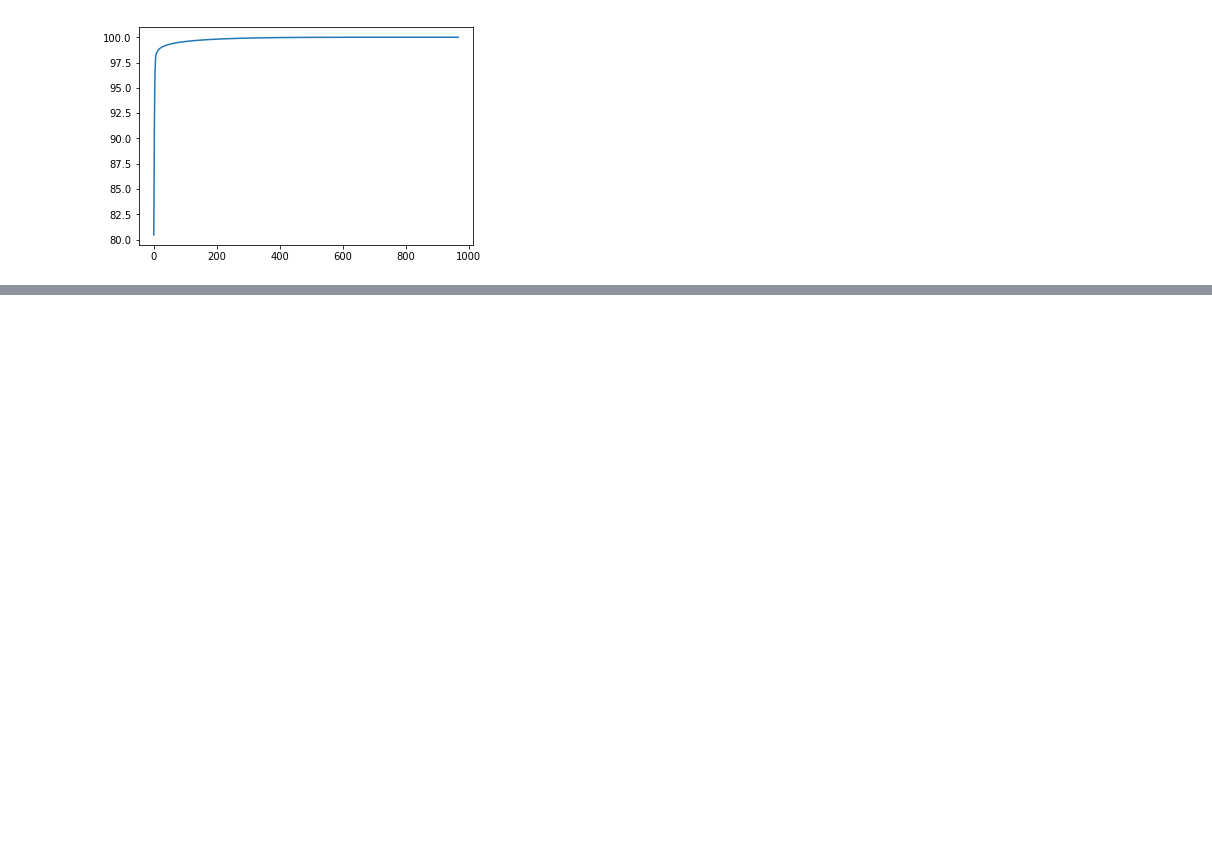
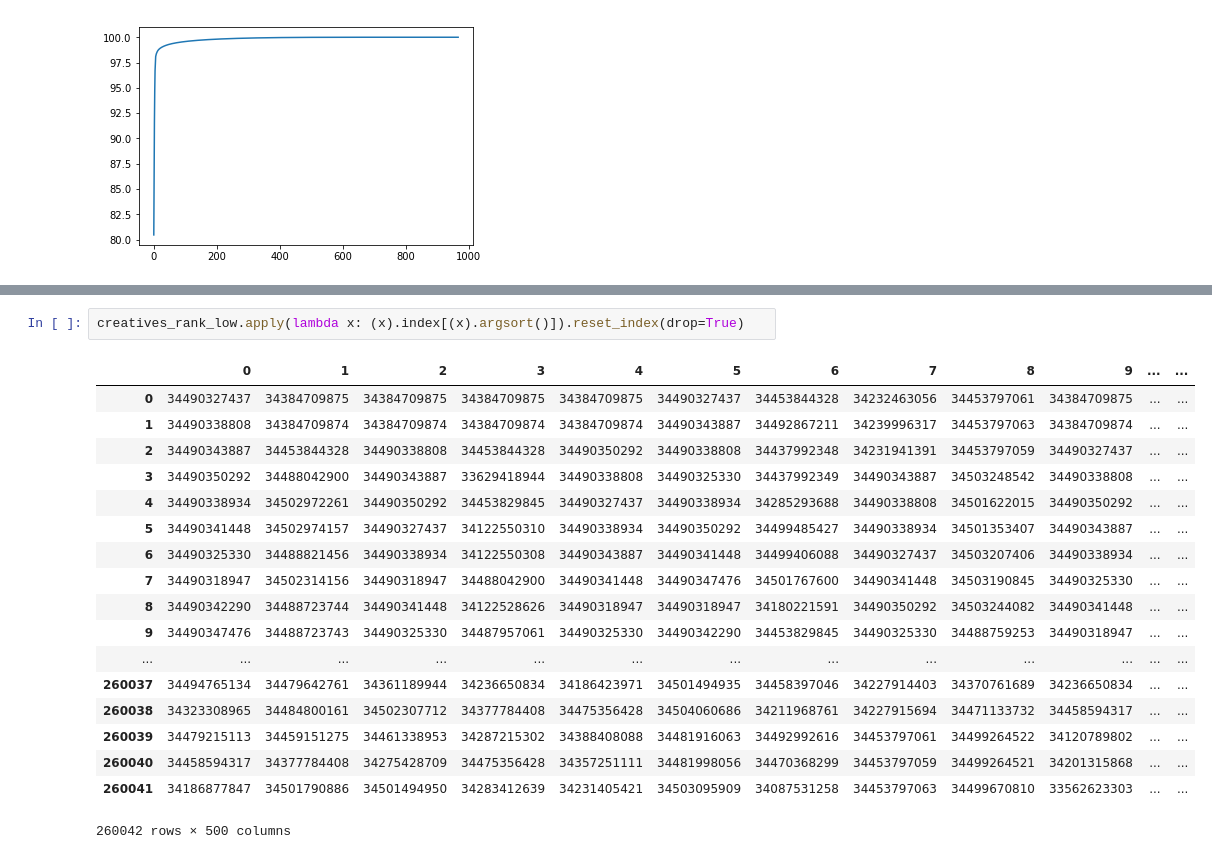
Before and after one commit to ofekp/tools, a Jupyter notebook: ml/presentation.ipynb, the cells around one changed output, grey strips where cells are left out. Saved outputs shown, nothing was run; the diff lists cells and outputs as text; blank space fills up the shorter version.

```diff
--- a/ml/presentation.ipynb
+++ b/ml/presentation.ipynb
@@ -503,0 +569,21 @@ cr dim [260042X1]
+# %%
+creatives_rank_low.apply(lambda x: (x).index[(x).argsort()]).reset_index(drop=True)
+# %% [output]
+|  | 0 | 1 | 2 | 3 | 4 | 5 | 6 | 7 | 8 | 9 | ... | ... |
+| 0 | 34490327437 | 34384709875 | 34384709875 | 34384709875 | 34384709875 | 34490327437 | 34453844328 | 34232463056 | 34453797061 | 34384709875 | ... | ... |
+| 1 | 34490338808 | 34384709874 | 34384709874 | 34384709874 | 34384709874 | 34490343887 | 34492867211 | 34239996317 | 34453797063 | 34384709874 | ... | ... |
+| 2 | 34490343887 | 34453844328 | 34490338808 | 34453844328 | 34490350292 | 34490338808 | 34437992348 | 34231941391 | 34453797059 | 34490327437 | ... | ... |
+| 3 | 34490350292 | 34488042900 | 34490343887 | 33629418944 | 34490338808 | 34490325330 | 34437992349 | 34490343887 | 34503248542 | 34490338808 | ... | ... |
+| 4 | 34490338934 | 34502972261 | 34490350292 | 34453829845 | 34490327437 | 34490338934 | 34285293688 | 34490338808 | 34501622015 | 34490350292 | ... | ... |
+| 5 | 34490341448 | 34502974157 | 34490327437 | 34122550310 | 34490338934 | 34490350292 | 34499485427 | 34490338934 | 34501353407 | 34490343887 | ... | ... |
+| 6 | 34490325330 | 34488821456 | 34490338934 | 34122550308 | 34490343887 | 34490341448 | 34499406088 | 34490327437 | 34503207406 | 34490338934 | ... | ... |
+| 7 | 34490318947 | 34502314156 | 34490318947 | 34488042900 | 34490341448 | 34490347476 | 34501767600 | 34490341448 | 34503190845 | 34490325330 | ... | ... |
+| 8 | 34490342290 | 34488723744 | 34490341448 | 34122528626 | 34490318947 | 34490318947 | 34180221591 | 34490350292 | 34503244082 | 34490341448 | ... | ... |
+| 9 | 34490347476 | 34488723743 | 34490325330 | 34487957061 | 34490325330 | 34490342290 | 34453829845 | 34490325330 | 34488759253 | 34490318947 | ... | ... |
+| ... | ... | ... | ... | ... | ... | ... | ... | ... | ... | ... | ... | ... |
+| 260037 | 34494765134 | 34479642761 | 34361189944 | 34236650834 | 34186423971 | 34501494935 | 34458397046 | 34227914403 | 34370761689 | 34236650834 | ... | ... |
+| 260038 | 34323308965 | 34484800161 | 34502307712 | 34377784408 | 34475356428 | 34504060686 | 34211968761 | 34227915694 | 34471133732 | 34458594317 | ... | ... |
+| 260039 | 34479215113 | 34459151275 | 34461338953 | 34287215302 | 34388408088 | 34481916063 | 34492992616 | 34453797061 | 34499264522 | 34120789802 | ... | ... |
+| 260040 | 34458594317 | 34377784408 | 34275428709 | 34475356428 | 34357251111 | 34481998056 | 34470368299 | 34453797059 | 34499264521 | 34201315868 | ... | ... |
+| 260041 | 34186877847 | 34501790886 | 34501494950 | 34283412639 | 34231405421 | 34503095909 | 34087531258 | 34453797063 | 34499670810 | 33562623303 | ... | ... |
+260042 rows × 500 columns
```
Also changed, not shown: parts of 9 cells of this notebook.
